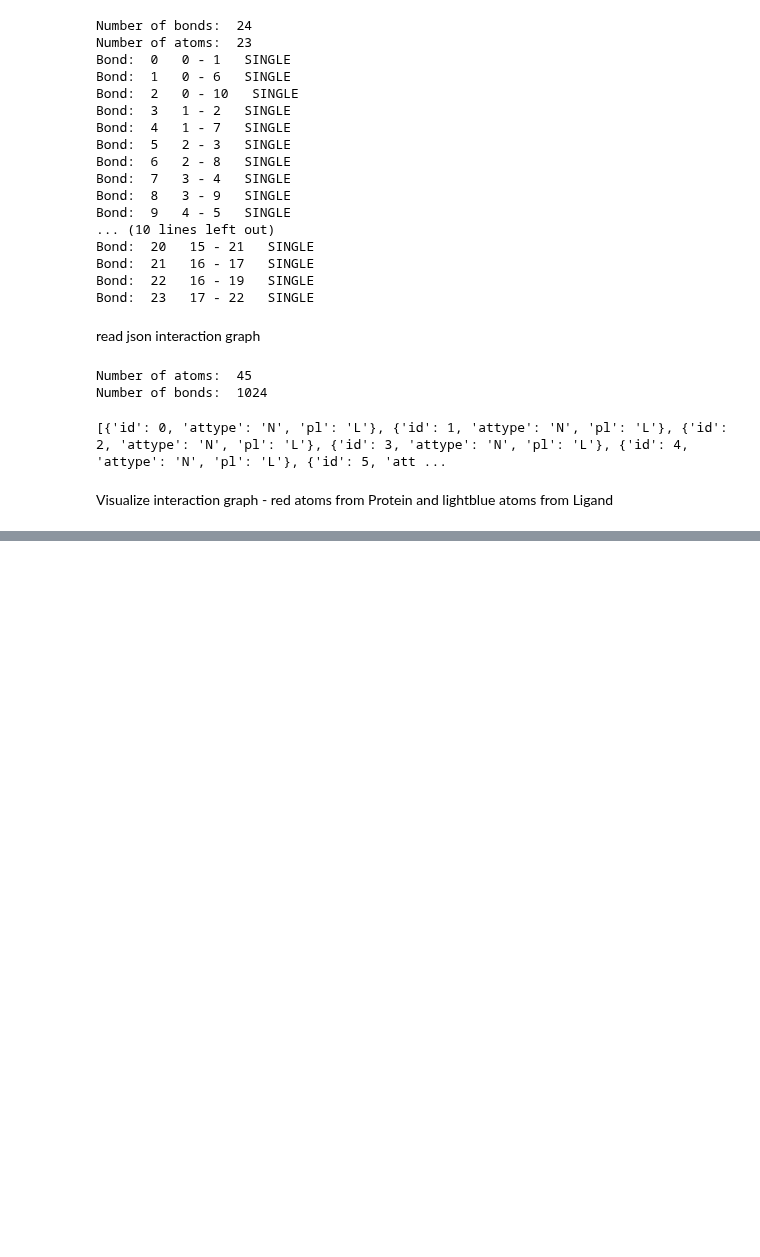
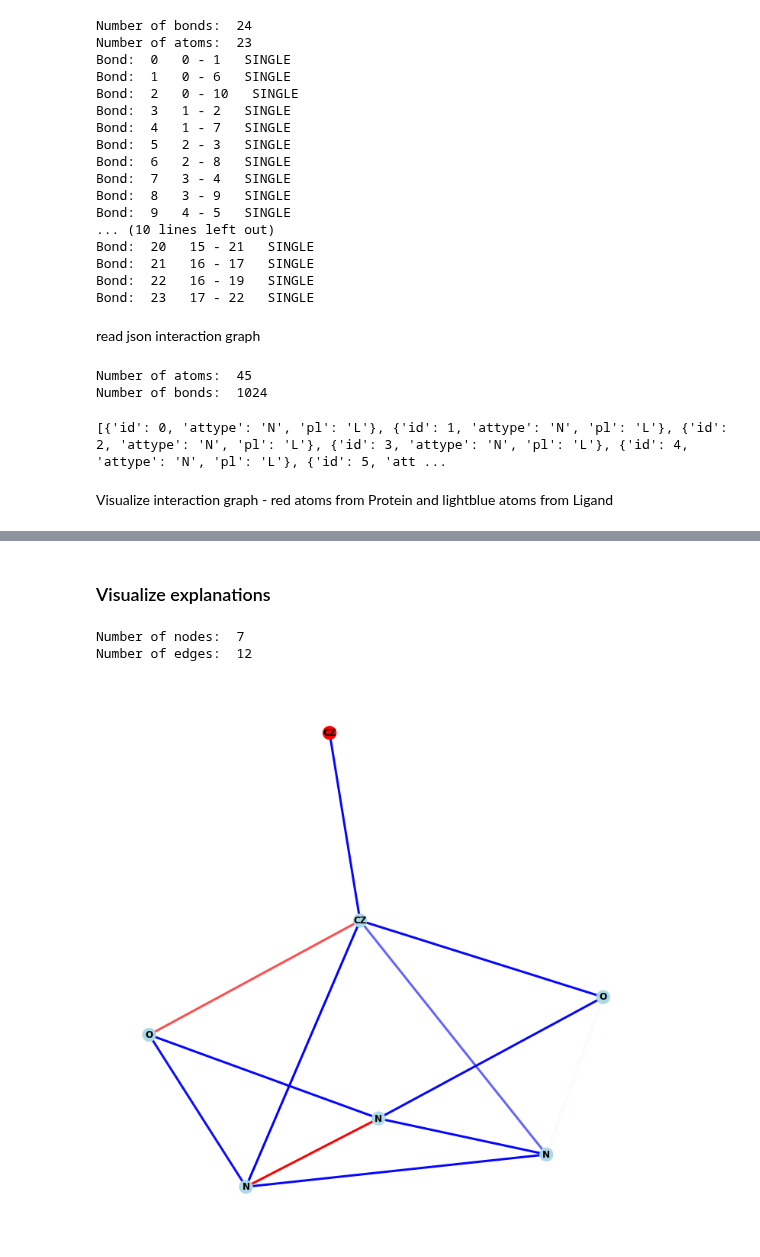
Before and after one commit to AndMastro/EdgeSHAPer, a Jupyter notebook: pli/EDA.ipynb, the cells around one changed output, grey strips where cells are left out. Cells and saved outputs as stored; diff of their text form; code cells hidden in the pictures; blank space fills up the shorter version.

Commit message:
Implemented GCN + EdgeSHAPer explainability + basic viz

```diff
--- a/pli/EDA.ipynb
+++ b/pli/EDA.ipynb
@@ -94,0 +194,2 @@ Number of edges:  247
+# %%
+dataset = PLIDataset(".", data_list = data_list)
@@ -94,0 +347,4 @@ Number of edges:  247
+# %%
+edgeshaper_explainer = Edgeshaper(model, test_interaction.x, test_interaction.edge_index, edge_weight = test_interaction.edge_weight, device = device)
+
+phi_edges = edgeshaper_explainer.explain(M = 100, target_class = None, deviation = 1e-3, seed = 42)
@@ -94,0 +385,27 @@ Number of edges:  247
+# %%
+num_bonds = test_interaction.networkx_graph.number_of_edges()
+rdkit_bonds_phi = [0]*num_bonds
+rdkit_bonds = {}
+
+bonds = dict(test_interaction.networkx_graph.edges())
+bonds = list(bonds.keys())
+
+for i in range(num_bonds):
+    init_atom = bonds[i][0]
+    end_atom = bonds[i][1]
+
+    rdkit_bonds[(init_atom, end_atom)] = i
+
+for i in range(len(phi_edges)):
+    phi_value = phi_edges[i]
+    init_atom = test_interaction.edge_index[0][i].item()
+    end_atom = test_interaction.edge_index[1][i].item()
+
+    if (init_atom, end_atom) in rdkit_bonds:
+        bond_index = rdkit_bonds[(init_atom, end_atom)]
+        rdkit_bonds_phi[bond_index] += phi_value
+    if (end_atom, init_atom) in rdkit_bonds:
+        bond_index = rdkit_bonds[(end_atom, init_atom)]
+        rdkit_bonds_phi[bond_index] += phi_value
+
+rdkit_bonds_phi
@@ -94,0 +425,19 @@ Number of edges:  247
+# %% [markdown]
+### Visualize explanations
+# %%
+G = test_interaction.networkx_graph
+print("Number of nodes: ", G.number_of_nodes())
+print("Number of edges: ", G.number_of_edges())
+
+colors = ["red" if G.nodes[node]["from"] == "P" else "lightblue" for node in G.nodes]
+
+# nx.draw_networkx_edge_labels(G, pos=nx.spring_layout(G), edge_labels=nx.get_edge_attributes(G, 'weight'))
+# %% [output]
+Number of nodes:  7
+Number of edges:  12
+# %%
+plt.figure(figsize=(10,10))
+pos = nx.spring_layout(G)
+nx.draw(G, pos=pos, with_labels=True, font_weight='bold', labels=nx.get_node_attributes(G, 'atom_type'), node_color=colors,edge_color=rdkit_bonds_phi, width=3, edge_cmap=plt.cm.bwr)
+# %% [output]
+[figure, added]
```
Also changed, not shown: parts of 37 cells of this notebook, 4 other files.
